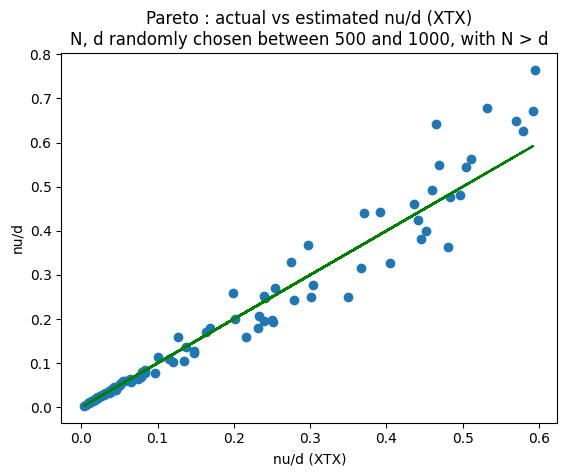
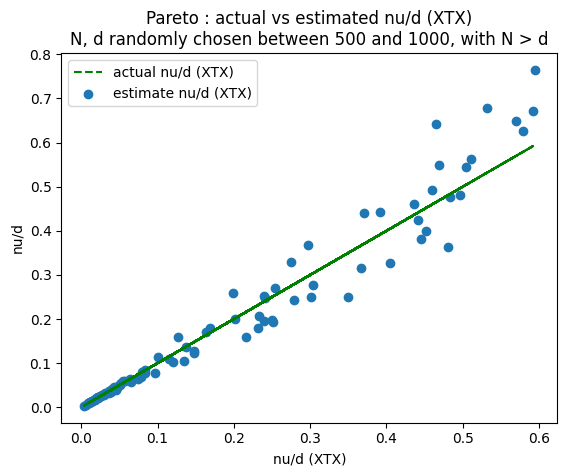
The notebook cell's code change between the first figure and the second:
--- before
+++ after
@@ -6,11 +6,15 @@
 plt.xlabel("nu/d (XTX)")
 plt.ylabel("nu/d")
+plt.legend()
 plt.title(this_title)
 plt.show()
 
+this_title = "Pareto : actual and estimated nu/d (XTX) as nu/d (X) varies\n"
+this_title += "N, d randomly chosen between 500 and 1000, with N > d"
 plt.scatter(nu_over_d_X_vals, nu_over_d_XTX_vals, label = "actual nu/d (XTX)")
 plt.scatter(nu_over_d_X_vals, new_estimate_nu_over_d_XTX_vals, label = "estimate nu/d (XTX)")
 plt.xlabel("nu/d (X)")
 plt.ylabel("nu/d (XTX)")
+plt.legend()
 plt.title(this_title)
 plt.show()

Commit: updates